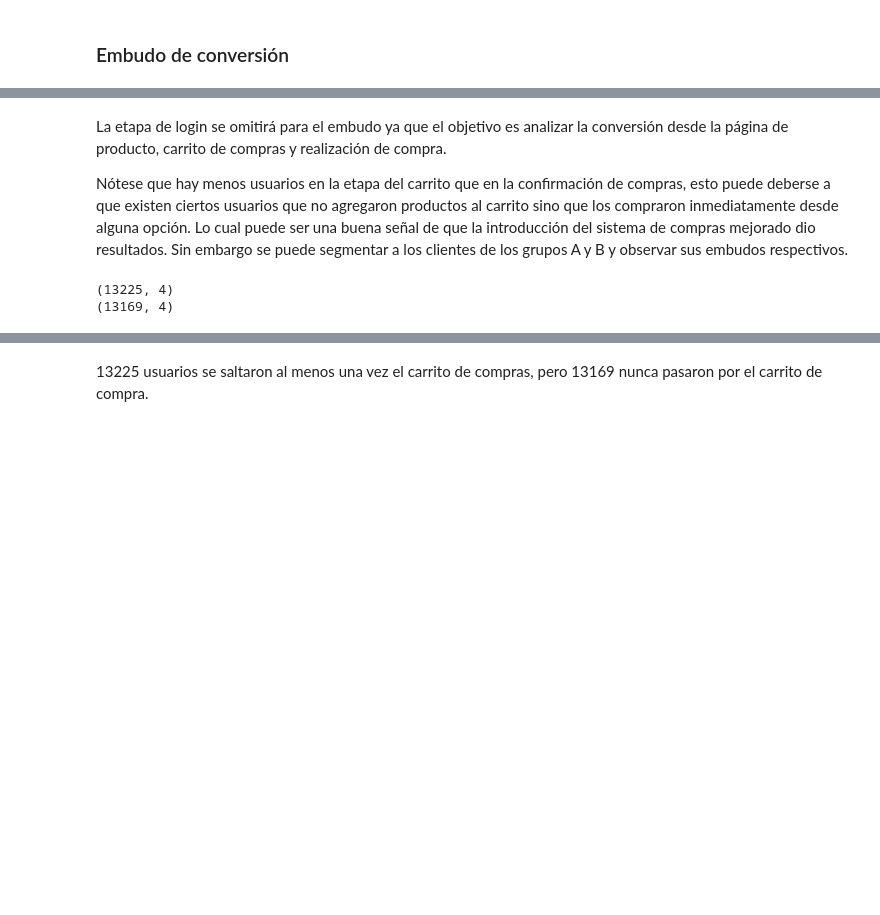
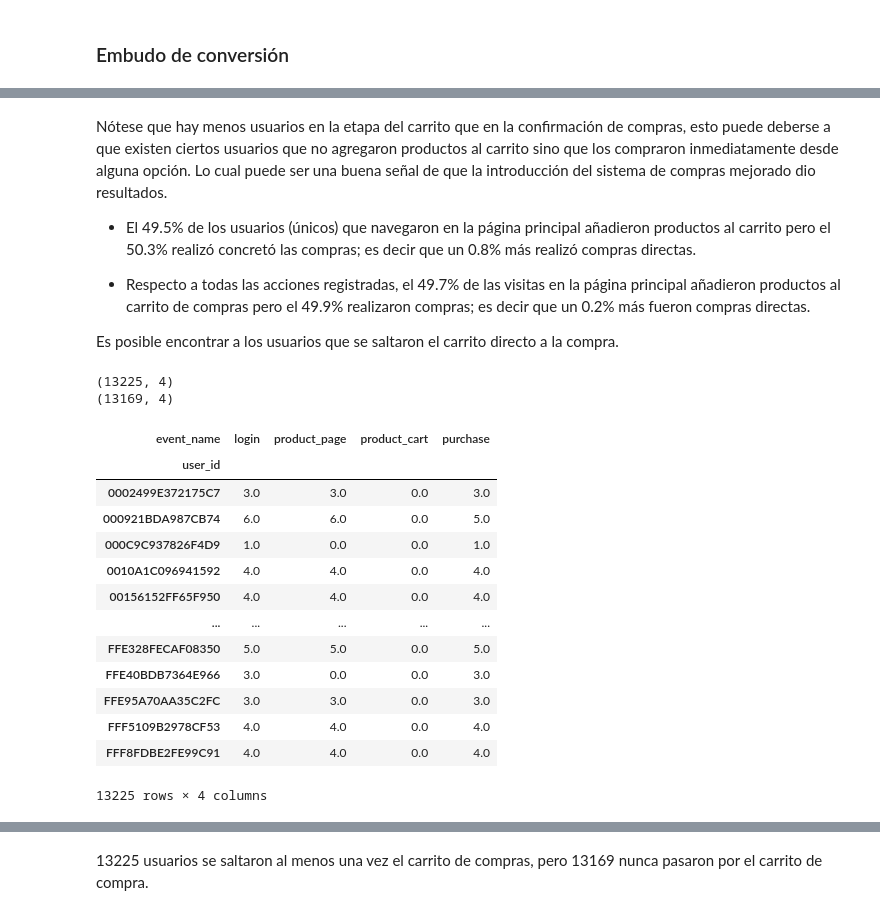
Before and after one commit to ScinDBad/DA_proyecto_final, a Jupyter notebook: test_ab.ipynb, the cells around one changed output, grey strips where cells are left out. Drawn from its saved outputs; the diff is of its cells as text; code cells hidden in the pictures; blank space fills up the shorter version.

```diff
--- a/test_ab.ipynb
+++ b/test_ab.ipynb
@@ -298,7 +325,11 @@ Name: user_id, dtype: int64
 # %% [markdown]
-La etapa de login se omitirá para el embudo ya que el objetivo es analizar la conversión desde la página de producto, carrito de compras y realización de compra.
+Nótese que hay menos usuarios en la etapa del carrito que en la confirmación de compras, esto puede deberse a que existen ciertos usuarios que no agregaron productos al carrito sino que los compraron inmediatamente desde alguna opción. Lo cual puede ser una buena señal de que la introducción del sistema de compras mejorado dio resultados.
 
-Nótese que hay menos usuarios en la etapa del carrito que en la confirmación de compras, esto puede deberse a que existen ciertos usuarios que no agregaron productos al carrito sino que los compraron inmediatamente desde alguna opción. Lo cual puede ser una buena señal de que la introducción del sistema de compras mejorado dio resultados. Sin embargo se puede segmentar a los clientes de los grupos A y B y observar sus embudos respectivos.
+- El 49.5% de los usuarios (únicos) que navegaron en la página principal añadieron productos al carrito pero el 50.3% realizó concretó las compras; es decir que un 0.8% más realizó compras directas.
+
+- Respecto a todas las acciones registradas, el 49.7% de las visitas en la página principal añadieron productos al carrito de compras pero el 49.9% realizaron compras; es decir que un 0.2% más fueron compras directas.
+
+Es posible encontrar a los usuarios que se saltaron el carrito directo a la compra.
 # %%
 events_pivot = pd.pivot_table(data=events, values='event_dt', index='user_id', columns='event_name', aggfunc='count')
 events_pivot = events_pivot.fillna(0)
@@ -309,3 +340,20 @@ print(events_pivot.query('purchase > product_cart and product_cart==0').shape) #
 # %% [output]
 (13225, 4)
 (13169, 4)
+# %%
+events_pivot.query('purchase > product_cart')
+# %% [output]
+| event_name | login | product_page | product_cart | purchase |
+| user_id |  |  |  |  |
+| 0002499E372175C7 | 3.0 | 3.0 | 0.0 | 3.0 |
+| 000921BDA987CB74 | 6.0 | 6.0 | 0.0 | 5.0 |
+| 000C9C937826F4D9 | 1.0 | 0.0 | 0.0 | 1.0 |
+| 0010A1C096941592 | 4.0 | 4.0 | 0.0 | 4.0 |
+| 00156152FF65F950 | 4.0 | 4.0 | 0.0 | 4.0 |
+| ... | ... | ... | ... | ... |
+| FFE328FECAF08350 | 5.0 | 5.0 | 0.0 | 5.0 |
+| FFE40BDB7364E966 | 3.0 | 0.0 | 0.0 | 3.0 |
+| FFE95A70AA35C2FC | 3.0 | 3.0 | 0.0 | 3.0 |
+| FFF5109B2978CF53 | 4.0 | 4.0 | 0.0 | 4.0 |
+| FFF8FDBE2FE99C91 | 4.0 | 4.0 | 0.0 | 4.0 |
+13225 rows × 4 columns
```
Also changed, not shown: parts of 8 cells of this notebook.
